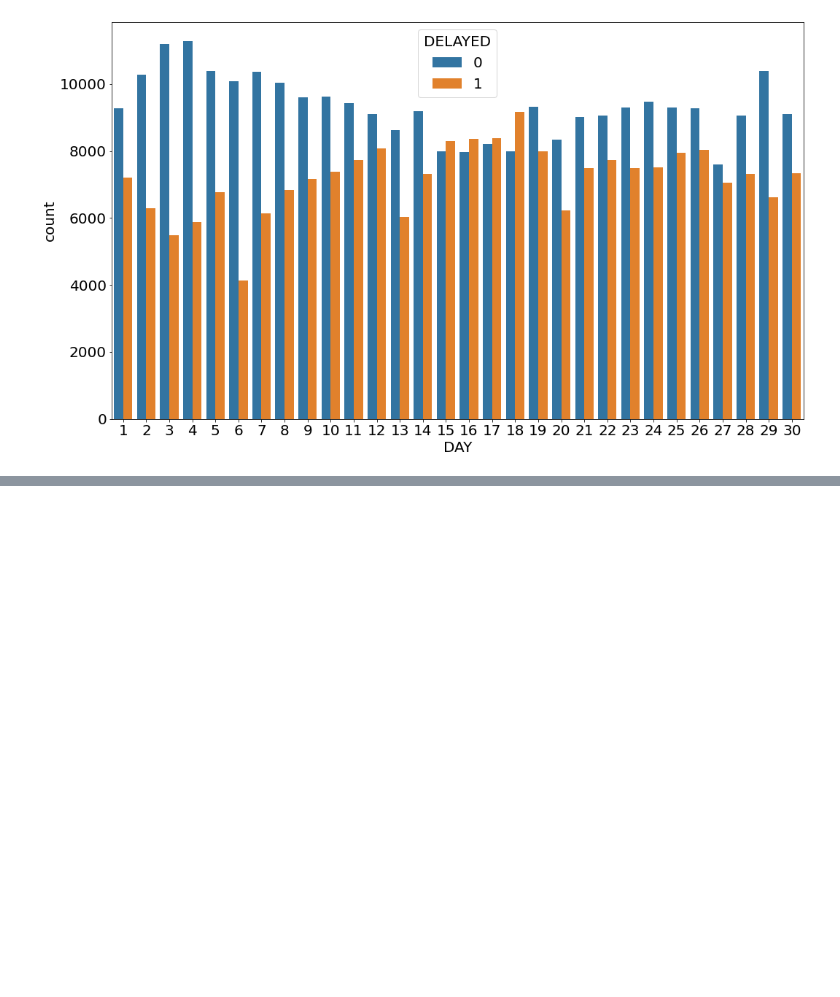
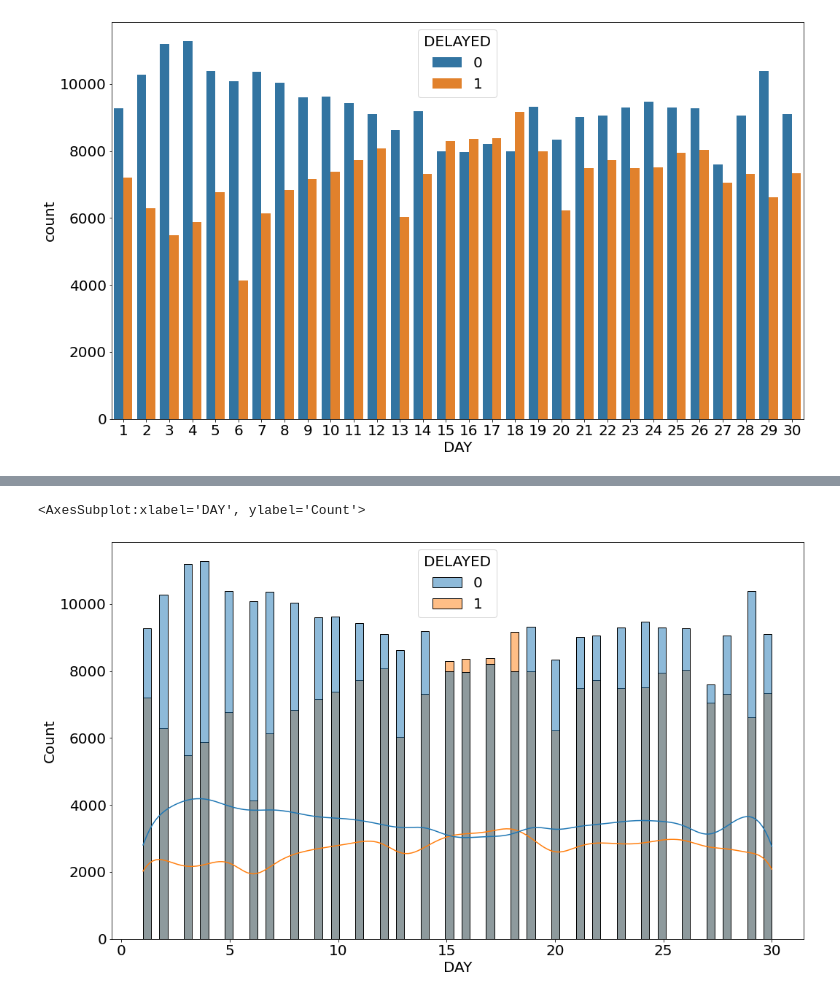
Before and after one commit to CGrant109/Project-4-Machine-Learning, a Jupyter notebook: modeling.ipynb, the cells around one changed output, grey strips where cells are left out. Drawn from its saved outputs; the diff is of its cells as text; code cells hidden in the pictures; blank space fills up the shorter version.

```diff
--- a/modeling.ipynb
+++ b/modeling.ipynb
@@ -207 +286,6 @@ sns.countplot(data=Airline, x='DAY', hue='DELAYED')
+# %%
+sns.histplot(data=Airline, x='DAY', hue='DELAYED', kde=True)
+# %% [output]
+<AxesSubplot:xlabel='DAY', ylabel='Count'>
+[figure, added]
 # %%
```
Also changed, not shown: parts of 26 cells of this notebook.
